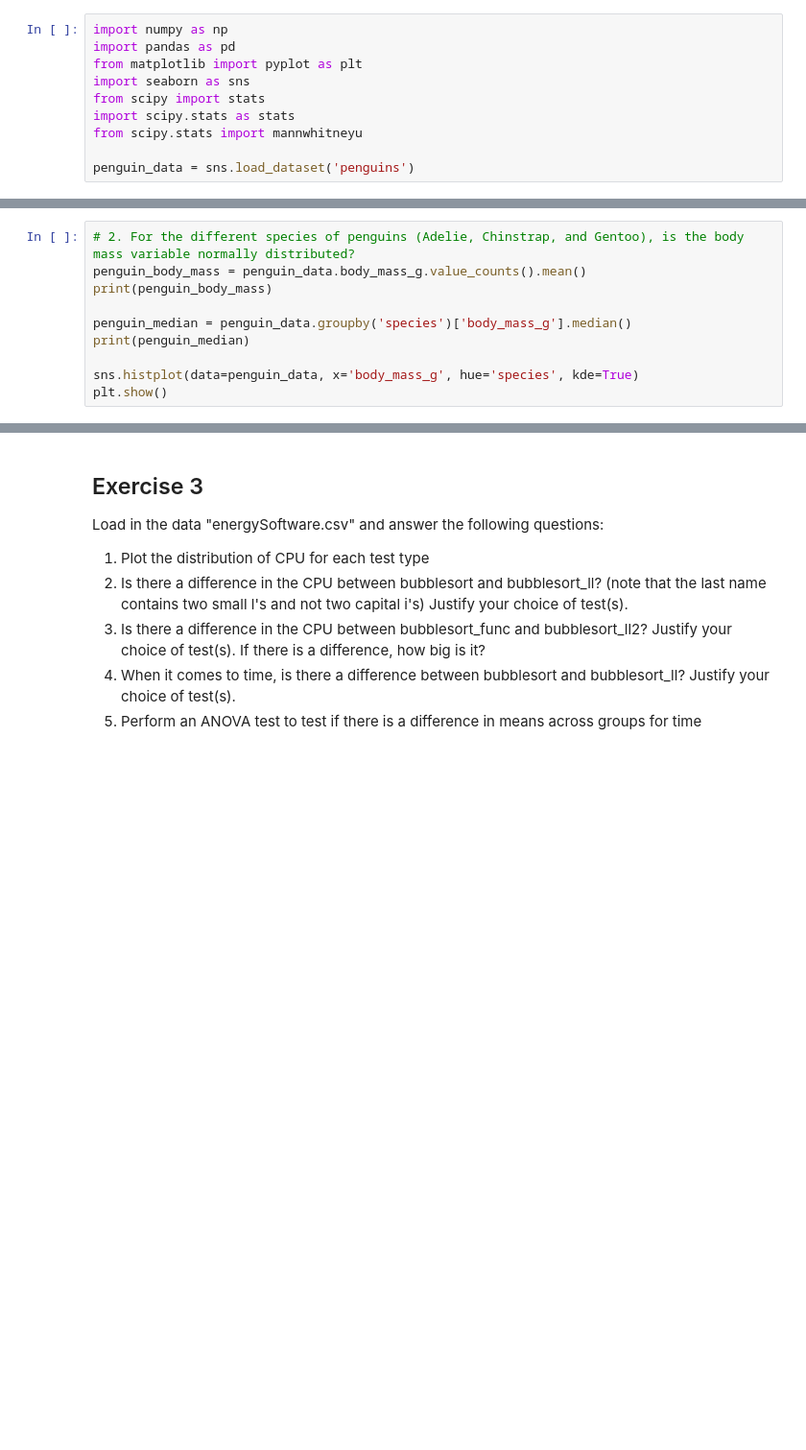
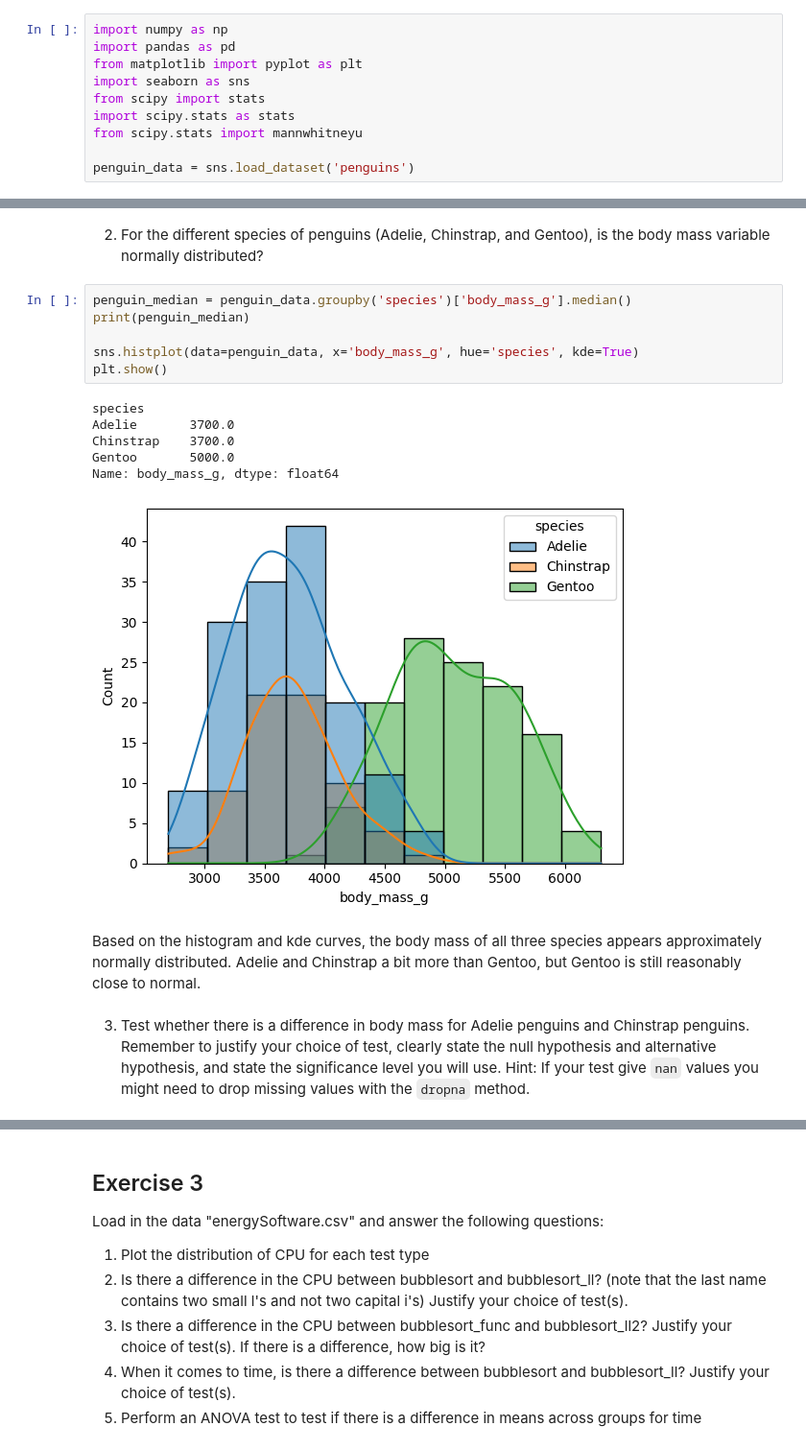
Before and after one commit to nikolajkring/Data-Things---Sem-2, a Jupyter notebook: 3) Statistics/Exercises in statistics.ipynb, the cells around one changed output, grey strips where cells are left out. Shown at 96% size. Saved outputs shown, nothing was run; the diff lists cells and outputs as text; blank space fills up the shorter version.

```diff
--- a/3) Statistics/Exercises in statistics.ipynb
+++ b/3) Statistics/Exercises in statistics.ipynb
@@ -27,11 +30,22 @@ print(amount_of_penguins)
+# %% [markdown]
+2. For the different species of penguins (Adelie, Chinstrap, and Gentoo), is the body mass variable normally distributed?
 # %%
-# 2. For the different species of penguins (Adelie, Chinstrap, and Gentoo), is the body mass variable normally distributed?
-penguin_body_mass = penguin_data.body_mass_g.value_counts().mean()
-print(penguin_body_mass)
-
 penguin_median = penguin_data.groupby('species')['body_mass_g'].median()
 print(penguin_median)
 
 sns.histplot(data=penguin_data, x='body_mass_g', hue='species', kde=True)
 plt.show()
+# %% [output]
+species
+Adelie       3700.0
+Chinstrap    3700.0
+Gentoo       5000.0
+Name: body_mass_g, dtype: float64
+[figure, added]
+# %% [markdown]
+Based on the histogram and kde curves, the body mass of all three species appears
+approximately normally distributed. Adelie and Chinstrap a bit more than Gentoo, but Gentoo is still reasonably close to
+normal.
+# %% [markdown]
+3. Test whether there is a difference in body mass for Adelie penguins and Chinstrap penguins. Remember to justify your choice of test, clearly state the null hypothesis and alternative hypothesis, and state the significance level you will use. Hint: If your test give `nan` values you might need to drop missing values with the `dropna` method.
 # %%
```
Also changed, not shown: parts of 38 cells of this notebook, 1 other file.
